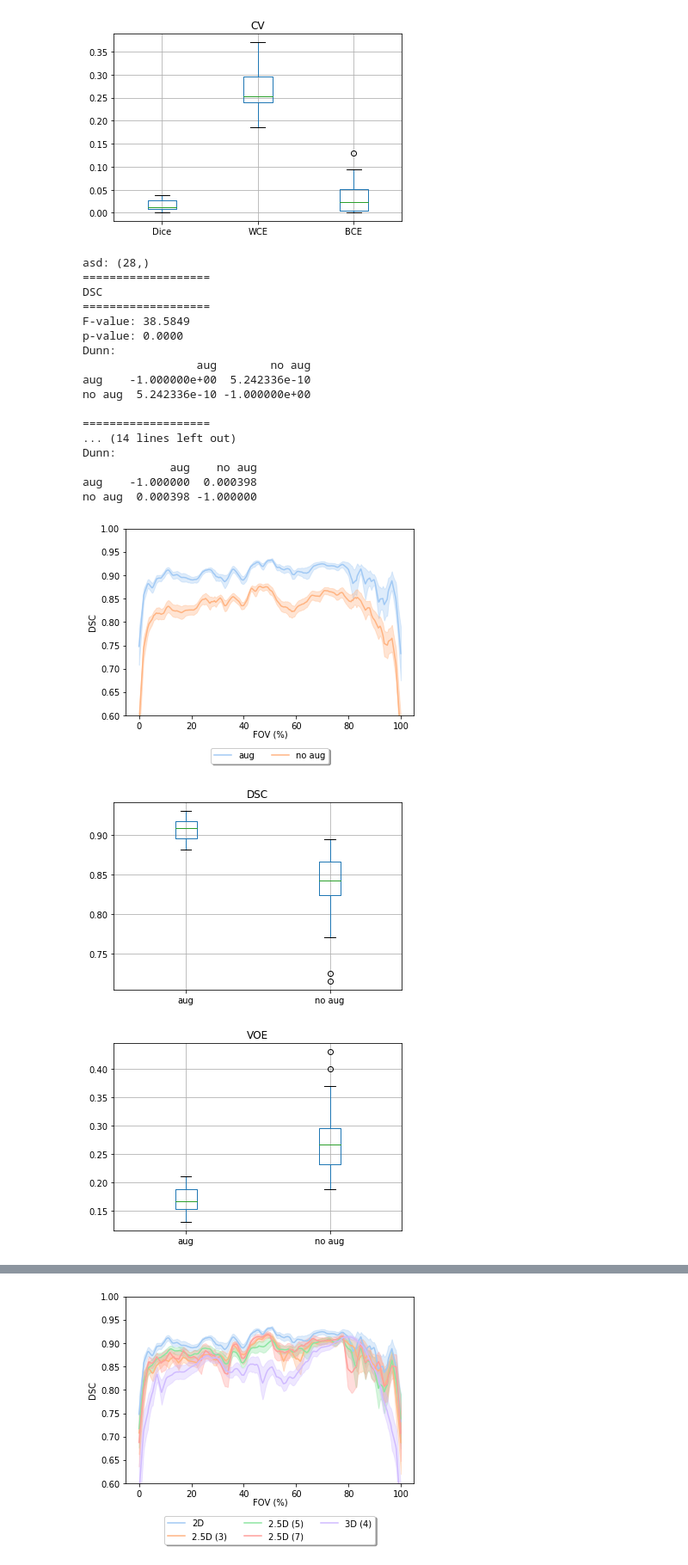
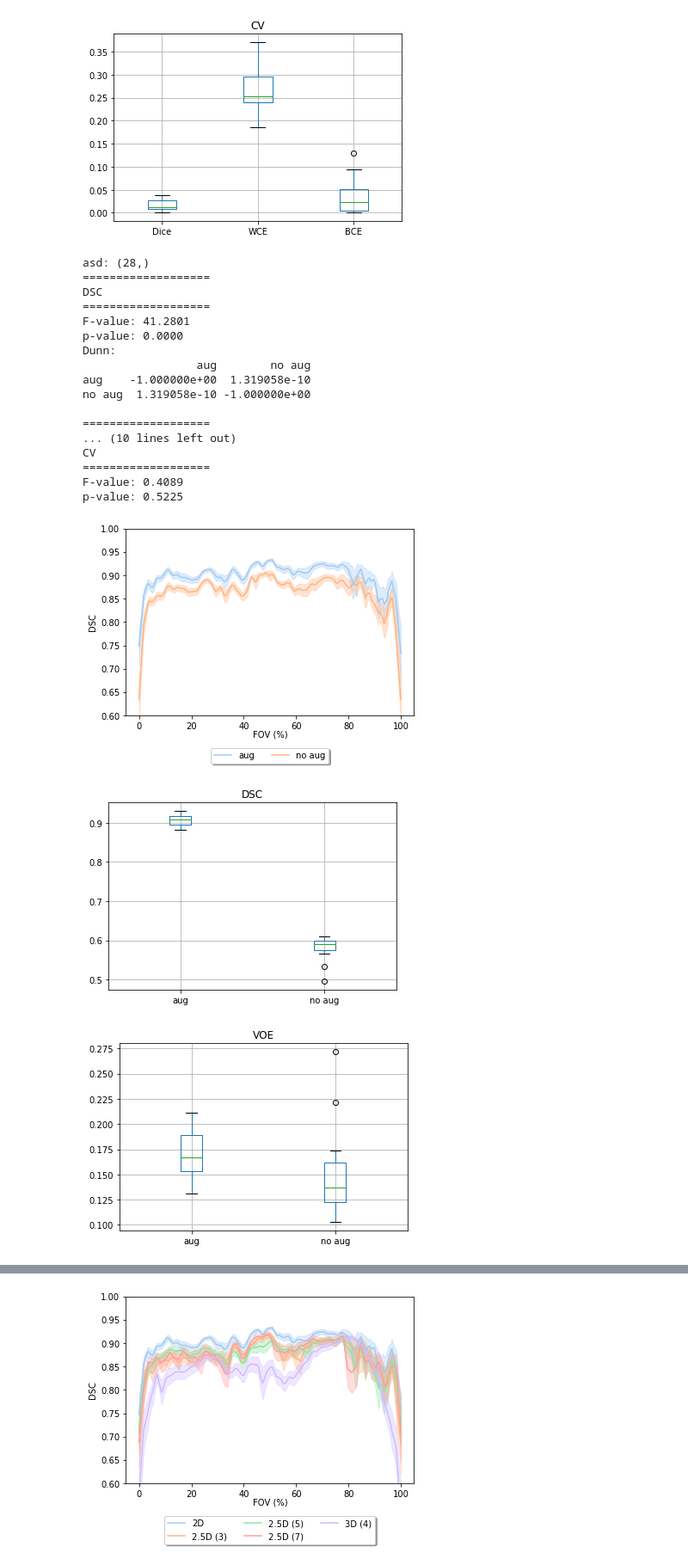
Before and after one commit to ad12/MedSegPy, a Jupyter notebook: analysis/exp_graphs.ipynb, the cells around one changed output, grey strips where cells are left out. Shown: that part at 86% size. Saved outputs shown, nothing was run; the diff lists cells and outputs as text; code cells hidden in the pictures.

```diff
--- a/analysis/exp_graphs.ipynb
+++ b/analysis/exp_graphs.ipynb
@@ -95,35 +95,36 @@ BCE   1.000000e+00  4.505162e-09 -1.000000e+00
 # %%
 # Augmentation results
 # Augmentation result paths
 AUG_BASE_PATH = '/bmrNAS/people/arjun/msk_seg_networks/augment_limited/unet_2d/%s/test_results'
 AUG_YES = BASE_UNET
 AUG_NO = [AUG_BASE_PATH % '2018-10-05-04-17-05', AUG_BASE_PATH % '2018-10-05-16-52-29', AUG_BASE_PATH % '2018-10-07-00-27-34']
+AUG_NO = [AUG_BASE_PATH % '2018-10-05-16-52-29', AUG_BASE_PATH % '2018-10-07-00-27-34']
 
 AUGS = {'filename': 'augment',
         'keys': ['aug', 'no aug'],
         'aug': AUG_YES, 'no aug': AUG_NO}
 
 af.graph_slice_exp(AUGS, title='')
 
 stats.kruskal_dunn_analysis([AUG_YES, AUG_NO], AUGS['keys'], 'stats-aug')
 # %% [output]
 asd: (28,)
 ===================
 DSC
 ===================
-F-value: 38.5849
+F-value: 41.2801
 p-value: 0.0000
 Dunn:
                  aug        no aug
-aug    -1.000000e+00  5.242336e-10
-no aug  5.242336e-10 -1.000000e+00
+aug    -1.000000e+00  1.319058e-10
+no aug  1.319058e-10 -1.000000e+00
 
 ===================
-... (14 lines left out)
-Dunn:
-             aug    no aug
-aug    -1.000000  0.000398
-no aug  0.000398 -1.000000
+... (10 lines left out)
+CV
+===================
+F-value: 0.4089
+p-value: 0.5225
-[figure, old version]
+[figure, new version]
-[figure, old version]
+[figure, new version]
-[figure, old version]
+[figure, new version]
```
Also changed, not shown: parts of 2 cells of this notebook, 2 other files.
